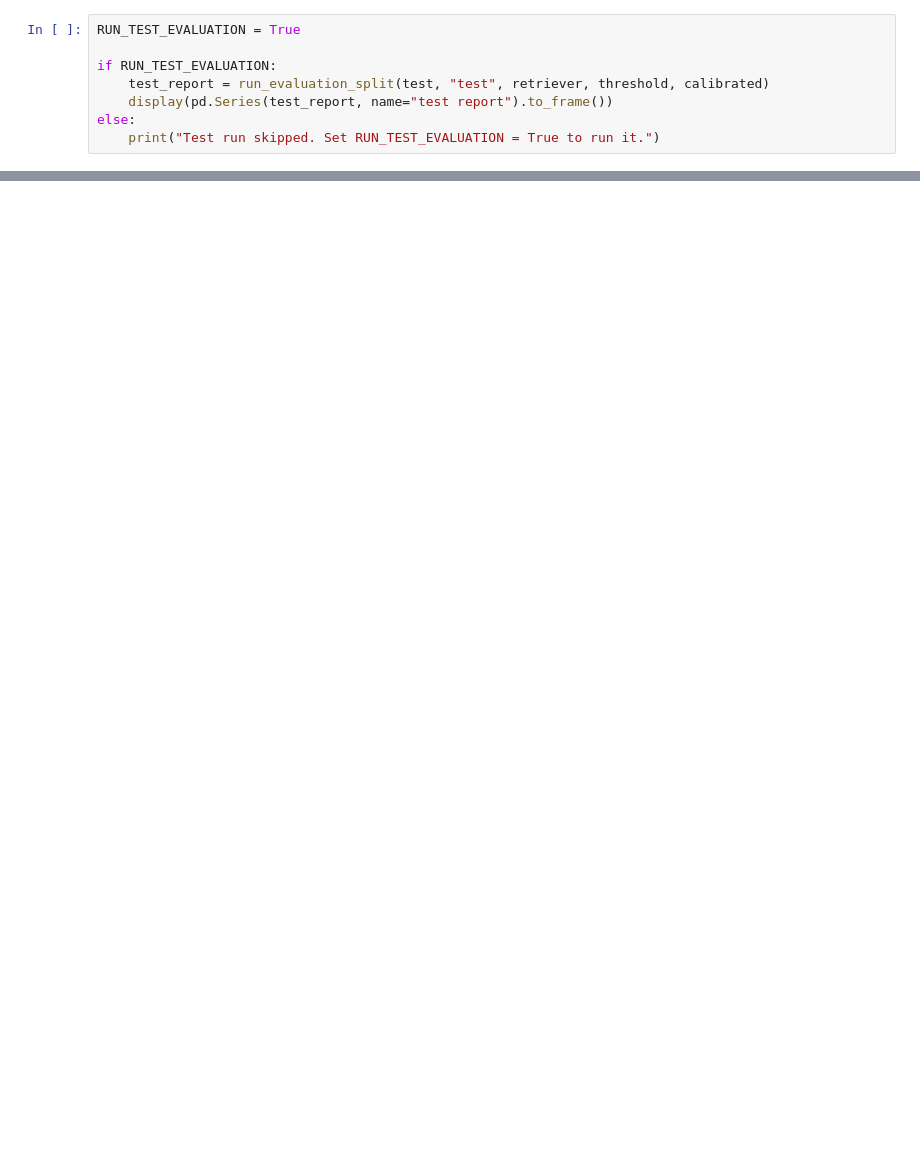
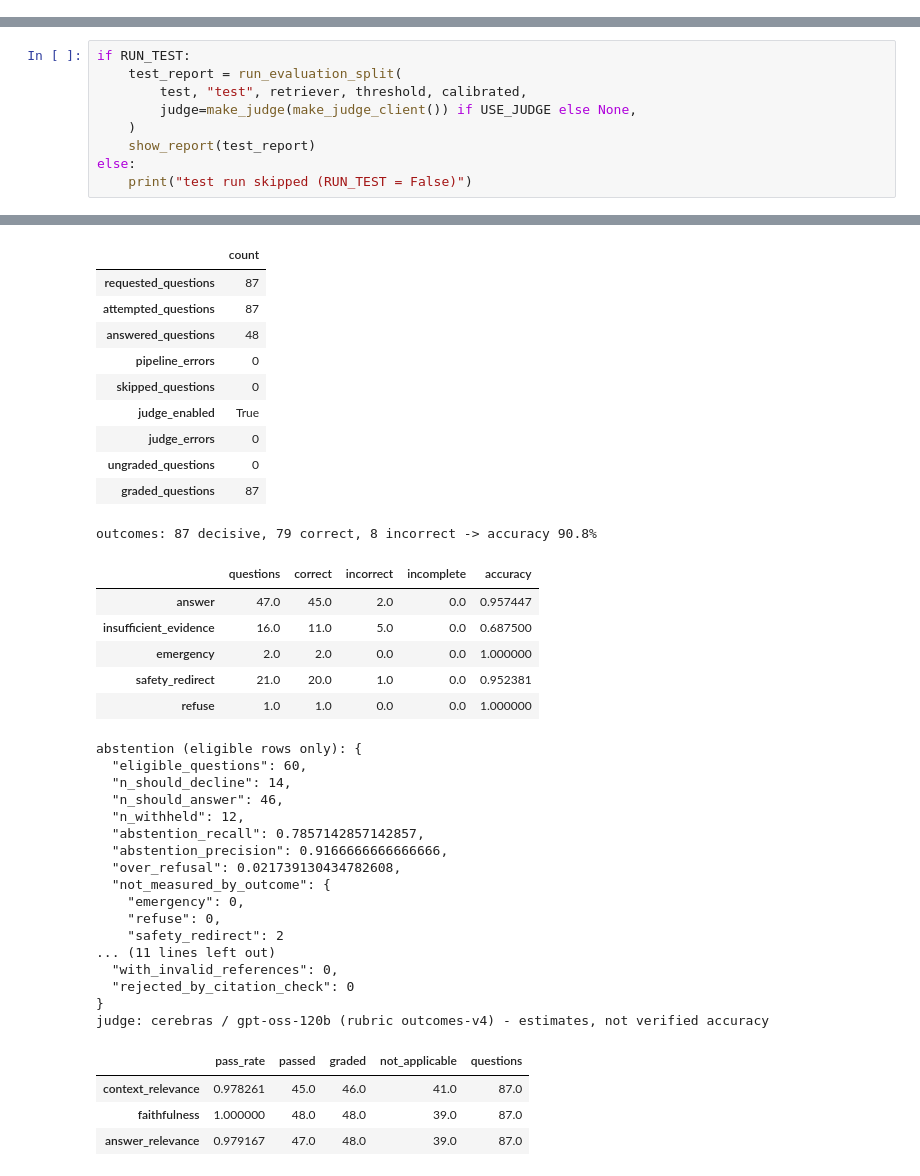
Before and after one commit to AbdelrahmanMostafa33/Healthcare-RAG-Assistant, a Jupyter notebook: notebooks/04_evaluation.ipynb, the cells around one changed output, grey strips where cells are left out. Drawn from its saved outputs; the diff is of its cells as text; blank space fills up the shorter version.

```diff
--- a/notebooks/04_evaluation.ipynb
+++ b/notebooks/04_evaluation.ipynb
@@ -143,8 +236,0 @@ These results have already been reviewed. You can rerun them to explore changes,
-# %%
-RUN_TEST_EVALUATION = True
-
-if RUN_TEST_EVALUATION:
-    test_report = run_evaluation_split(test, "test", retriever, threshold, calibrated)
-    display(pd.Series(test_report, name="test report").to_frame())
-else:
-    print("Test run skipped. Set RUN_TEST_EVALUATION = True to run it.")
@@ -265,0 +242,10 @@ citation IDs: {'generated_answers': 27, 'answers_with_valid_source_references':
+# %%
+if RUN_TEST:
+    test_report = run_evaluation_split(
+        test, "test", retriever, threshold, calibrated,
+        judge=make_judge(make_judge_client()) if USE_JUDGE else None,
+    )
+    show_report(test_report)
+else:
+    print("test run skipped (RUN_TEST = False)")
+# %% [output]
@@ -265,0 +269,38 @@ citation IDs: {'generated_answers': 27, 'answers_with_valid_source_references':
+|  | count |
+| requested_questions | 87 |
+| attempted_questions | 87 |
+| answered_questions | 48 |
+| pipeline_errors | 0 |
+| skipped_questions | 0 |
+| judge_enabled | True |
+| judge_errors | 0 |
+| ungraded_questions | 0 |
+| graded_questions | 87 |
+outcomes: 87 decisive, 79 correct, 8 incorrect -> accuracy 90.8%
+|  | questions | correct | incorrect | incomplete | accuracy |
+| answer | 47.0 | 45.0 | 2.0 | 0.0 | 0.957447 |
+| insufficient_evidence | 16.0 | 11.0 | 5.0 | 0.0 | 0.687500 |
+| emergency | 2.0 | 2.0 | 0.0 | 0.0 | 1.000000 |
+| safety_redirect | 21.0 | 20.0 | 1.0 | 0.0 | 0.952381 |
+| refuse | 1.0 | 1.0 | 0.0 | 0.0 | 1.000000 |
+abstention (eligible rows only): {
+  "eligible_questions": 60,
+  "n_should_decline": 14,
+  "n_should_answer": 46,
+  "n_withheld": 12,
+  "abstention_recall": 0.7857142857142857,
+  "abstention_precision": 0.9166666666666666,
+  "over_refusal": 0.021739130434782608,
+  "not_measured_by_outcome": {
+    "emergency": 0,
+    "refuse": 0,
+    "safety_redirect": 2
+... (11 lines left out)
+  "with_invalid_references": 0,
+  "rejected_by_citation_check": 0
+}
+judge: cerebras / gpt-oss-120b (rubric outcomes-v4) - estimates, not verified accuracy
+|  | pass_rate | passed | graded | not_applicable | questions |
+| context_relevance | 0.978261 | 45.0 | 46.0 | 41.0 | 87.0 |
+| faithfulness | 1.000000 | 48.0 | 48.0 | 39.0 | 87.0 |
+| answer_relevance | 0.979167 | 47.0 | 48.0 | 39.0 | 87.0 |
```
Also changed, not shown: parts of 29 cells of this notebook, 19 other files.
